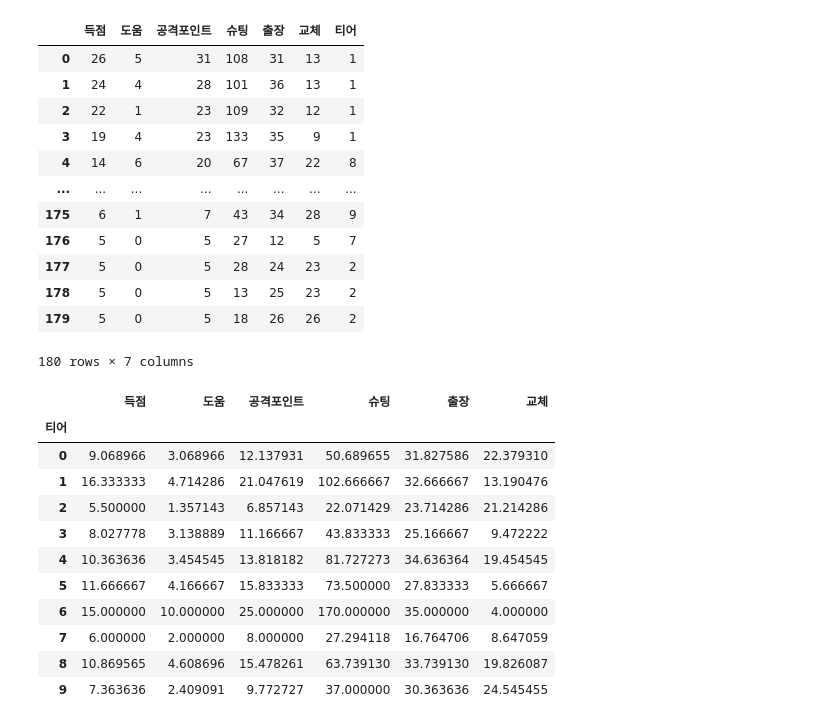
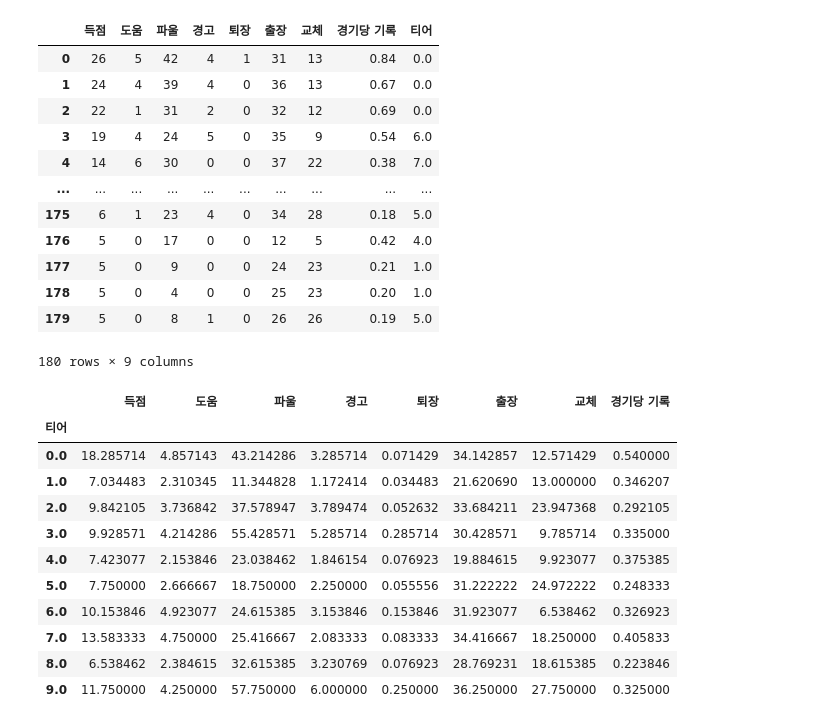
Before and after one commit to jayiuk/k_league_tier, a Jupyter notebook: test.ipynb, the cells around one changed output. Drawn from its saved outputs; the diff is of its cells as text; code cells hidden in the pictures.

```diff
--- a/test.ipynb
+++ b/test.ipynb
@@ -1,50 +1,58 @@
 # %%
 import pandas as pd
 import pickle
 
 import os
 from dotenv import load_dotenv
+import xgboost as xgb
+
 load_dotenv(verbose = True)
 path = os.getenv('url')
-data = pd.read_csv(os.path.join(path, 'total_ranking.csv'))
-
-with open('tier_model', 'rb') as f:
-    kmtest = pickle.load(f)
-kmtest.fit(data)
-pred = kmtest.predict(data)
+data = pd.read_csv(os.path.join(path, 'tier.csv'))
+y_data0 = data['target']
+x_data0 = data.drop(['target'], axis = 1)
 
 
-c_data = data.copy()
+
+
+dto = xgb.DMatrix(data = x_data0, label = y_data0)
+
+with open('xgb_tier.model', 'rb') as f:
+    xgbtest = pickle.load(f)
+pred = xgbtest.predict(dto)
+
+
+c_data = x_data0.copy()
 c_data['티어'] = pred
 c_data
 # %% [output]
-|  | 득점 | 도움 | 공격포인트 | 슈팅 | 출장 | 교체 | 티어 |
-| 0 | 26 | 5 | 31 | 108 | 31 | 13 | 1 |
-| 1 | 24 | 4 | 28 | 101 | 36 | 13 | 1 |
-| 2 | 22 | 1 | 23 | 109 | 32 | 12 | 1 |
-| 3 | 19 | 4 | 23 | 133 | 35 | 9 | 1 |
-| 4 | 14 | 6 | 20 | 67 | 37 | 22 | 8 |
-| ... | ... | ... | ... | ... | ... | ... | ... |
-| 175 | 6 | 1 | 7 | 43 | 34 | 28 | 9 |
-| 176 | 5 | 0 | 5 | 27 | 12 | 5 | 7 |
-| 177 | 5 | 0 | 5 | 28 | 24 | 23 | 2 |
-| 178 | 5 | 0 | 5 | 13 | 25 | 23 | 2 |
-| 179 | 5 | 0 | 5 | 18 | 26 | 26 | 2 |
+|  | 득점 | 도움 | 파울 | 경고 | 퇴장 | 출장 | 교체 | 경기당 기록 | 티어 |
+| 0 | 26 | 5 | 42 | 4 | 1 | 31 | 13 | 0.84 | 0.0 |
+| 1 | 24 | 4 | 39 | 4 | 0 | 36 | 13 | 0.67 | 0.0 |
+| 2 | 22 | 1 | 31 | 2 | 0 | 32 | 12 | 0.69 | 0.0 |
+| 3 | 19 | 4 | 24 | 5 | 0 | 35 | 9 | 0.54 | 6.0 |
+| 4 | 14 | 6 | 30 | 0 | 0 | 37 | 22 | 0.38 | 7.0 |
+| ... | ... | ... | ... | ... | ... | ... | ... | ... | ... |
+| 175 | 6 | 1 | 23 | 4 | 0 | 34 | 28 | 0.18 | 5.0 |
+| 176 | 5 | 0 | 17 | 0 | 0 | 12 | 5 | 0.42 | 4.0 |
+| 177 | 5 | 0 | 9 | 0 | 0 | 24 | 23 | 0.21 | 1.0 |
+| 178 | 5 | 0 | 4 | 0 | 0 | 25 | 23 | 0.20 | 1.0 |
+| 179 | 5 | 0 | 8 | 1 | 0 | 26 | 26 | 0.19 | 5.0 |
-180 rows × 7 columns
+180 rows × 9 columns
 # %%
 cluster = c_data.groupby('티어')
 # %%
 cluster.mean()
 # %% [output]
-|  | 득점 | 도움 | 공격포인트 | 슈팅 | 출장 | 교체 |
-| 티어 |  |  |  |  |  |  |
-| 0 | 9.068966 | 3.068966 | 12.137931 | 50.689655 | 31.827586 | 22.379310 |
-| 1 | 16.333333 | 4.714286 | 21.047619 | 102.666667 | 32.666667 | 13.190476 |
-| 2 | 5.500000 | 1.357143 | 6.857143 | 22.071429 | 23.714286 | 21.214286 |
-| 3 | 8.027778 | 3.138889 | 11.166667 | 43.833333 | 25.166667 | 9.472222 |
-| 4 | 10.363636 | 3.454545 | 13.818182 | 81.727273 | 34.636364 | 19.454545 |
-| 5 | 11.666667 | 4.166667 | 15.833333 | 73.500000 | 27.833333 | 5.666667 |
-| 6 | 15.000000 | 10.000000 | 25.000000 | 170.000000 | 35.000000 | 4.000000 |
-| 7 | 6.000000 | 2.000000 | 8.000000 | 27.294118 | 16.764706 | 8.647059 |
-| 8 | 10.869565 | 4.608696 | 15.478261 | 63.739130 | 33.739130 | 19.826087 |
-| 9 | 7.363636 | 2.409091 | 9.772727 | 37.000000 | 30.363636 | 24.545455 |
+|  | 득점 | 도움 | 파울 | 경고 | 퇴장 | 출장 | 교체 | 경기당 기록 |
+| 티어 |  |  |  |  |  |  |  |  |
+| 0.0 | 18.285714 | 4.857143 | 43.214286 | 3.285714 | 0.071429 | 34.142857 | 12.571429 | 0.540000 |
+| 1.0 | 7.034483 | 2.310345 | 11.344828 | 1.172414 | 0.034483 | 21.620690 | 13.000000 | 0.346207 |
+| 2.0 | 9.842105 | 3.736842 | 37.578947 | 3.789474 | 0.052632 | 33.684211 | 23.947368 | 0.292105 |
+| 3.0 | 9.928571 | 4.214286 | 55.428571 | 5.285714 | 0.285714 | 30.428571 | 9.785714 | 0.335000 |
+| 4.0 | 7.423077 | 2.153846 | 23.038462 | 1.846154 | 0.076923 | 19.884615 | 9.923077 | 0.375385 |
+| 5.0 | 7.750000 | 2.666667 | 18.750000 | 2.250000 | 0.055556 | 31.222222 | 24.972222 | 0.248333 |
+| 6.0 | 10.153846 | 4.923077 | 24.615385 | 3.153846 | 0.153846 | 31.923077 | 6.538462 | 0.326923 |
+| 7.0 | 13.583333 | 4.750000 | 25.416667 | 2.083333 | 0.083333 | 34.416667 | 18.250000 | 0.405833 |
+| 8.0 | 6.538462 | 2.384615 | 32.615385 | 3.230769 | 0.076923 | 28.769231 | 18.615385 | 0.223846 |
+| 9.0 | 11.750000 | 4.250000 | 57.750000 | 6.000000 | 0.250000 | 36.250000 | 27.750000 | 0.325000 |
```
Also changed, not shown: 6 other files.
